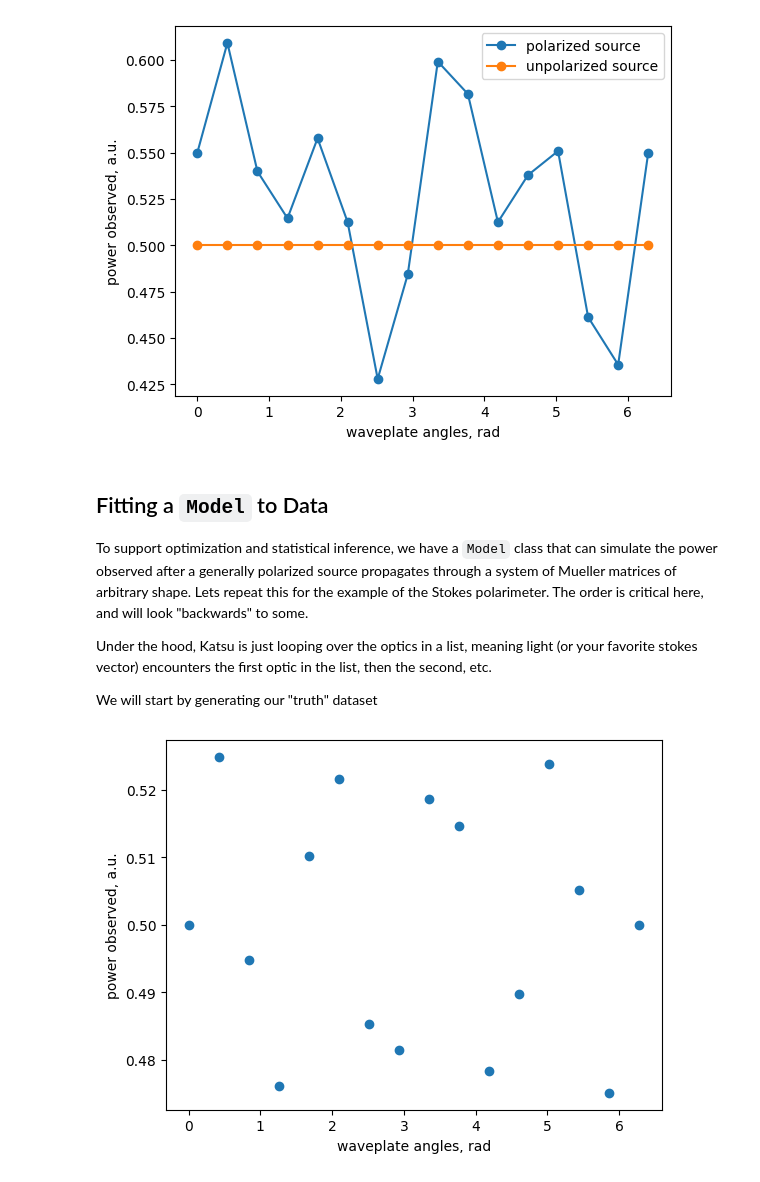
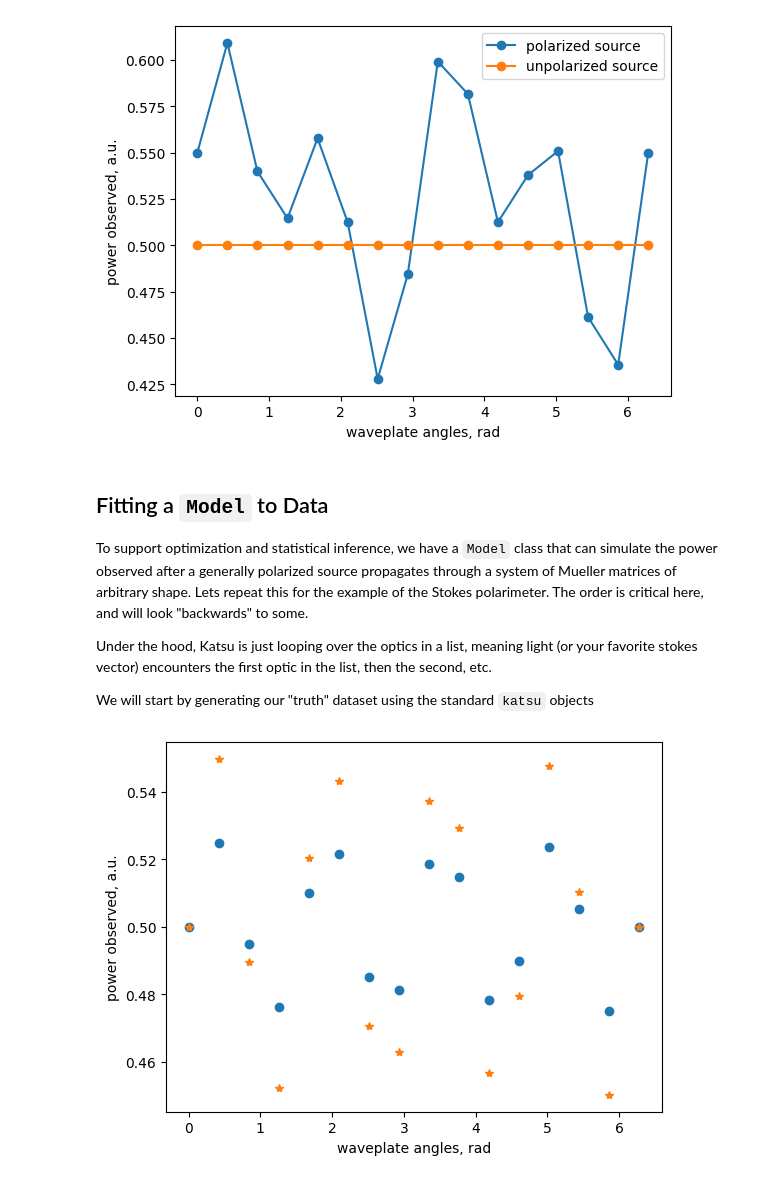
Before and after one commit to Jashcraf/katsu, a Jupyter notebook: docs/notebooks/tutorials/IntroToModels.ipynb, the cells around one changed output. Cells and saved outputs as stored; diff of their text form; code cells hidden in the pictures.

```diff
--- a/docs/notebooks/tutorials/IntroToModels.ipynb
+++ b/docs/notebooks/tutorials/IntroToModels.ipynb
@@ -145,21 +145,29 @@ To support optimization and statistical inference, we have a `Model` class that
 
 Under the hood, Katsu is just looping over the optics in a list, meaning light (or your favorite stokes vector) encounters the first optic in the list, then the second, etc.
 
-We will start by generating our "truth" dataset
+We will start by generating our "truth" dataset using the standard `katsu` objects
 # %%
-retarder = LinearRetarder.as_quarter_wave_plate(fast_axis=angles, shape=angles.shape)
+retarder = LinearRetarder.as_half_wave_plate(fast_axis=angles, shape=angles.shape)
 polarizer = LinearDiattenuator.as_polarizer(0)
 stokes = np.array([1., 0., 0.1, 0.])
 stokes = polarizer @ retarder @ stokes
-power = stokes[..., 0]
-
-plt.figure()
-plt.plot(angles, power, marker="o", linestyle="None")
-plt.xlabel("waveplate angles, rad")
-plt.ylabel("power observed, a.u.")
-plt.show()
+power_hwp = stokes[..., 0]
-# %% [output]
-[figure, removed]
+# %%
+
+retarder = LinearRetarder.as_quarter_wave_plate(fast_axis=angles, shape=angles.shape)
+polarizer = LinearDiattenuator.as_polarizer(0)
+stokes = np.array([1., 0., 0.1, 0.])
+stokes = polarizer @ retarder @ stokes
+power_qwp = stokes[..., 0]
+
+plt.figure()
+plt.plot(angles, power_qwp, marker="o", linestyle="None")
+plt.plot(angles, power_hwp, marker="*", linestyle="None")
+plt.xlabel("waveplate angles, rad")
+plt.ylabel("power observed, a.u.")
+plt.show()
+# %% [output]
+[figure, added]
 # %% [markdown]
 In the simplest case, let's say that we have some very good encoders that tell us the position of our waveplate, and we are quite confident that the waveplate is indeed a quarter-wave. However, a postdoc came into our lab and bumped the polarizer - oh no! Now we don't know what angle the polarizer is at!
 
```
Also changed, not shown: parts of 9 cells of this notebook, 2 other files.
